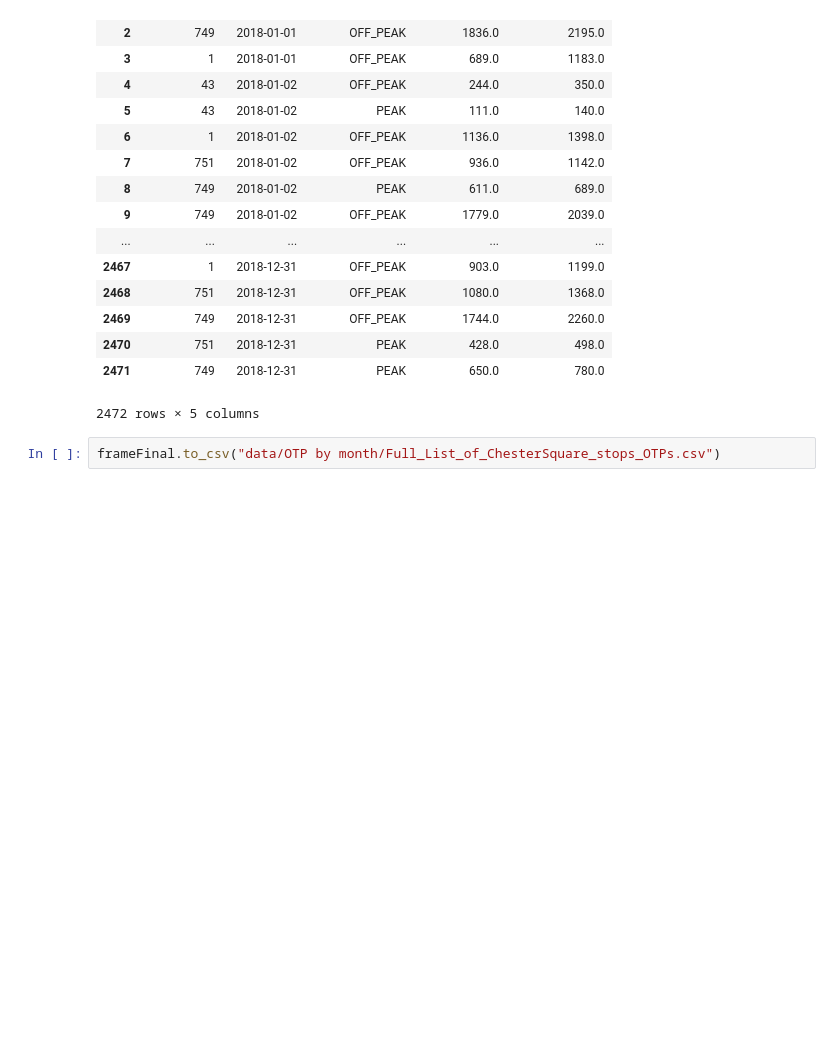
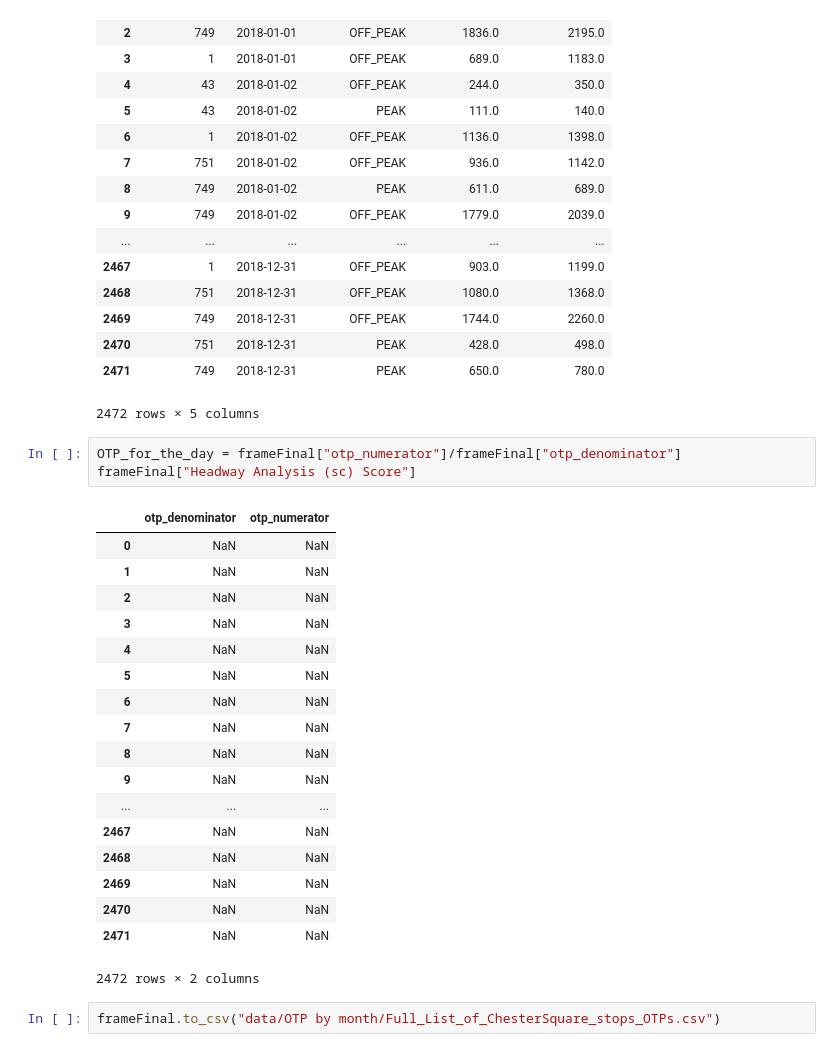
Before and after one commit to Northeastern-DS-4200-F19/project-team-6-buses, a Jupyter notebook: data/OTPDataGrab.ipynb, the cells around one changed output. Cells and saved outputs as stored; diff of their text form; blank space fills up the shorter version.

```diff
--- a/data/OTPDataGrab.ipynb
+++ b/data/OTPDataGrab.ipynb
@@ -70,5 +70,27 @@ frameFinal
 | 2470 | 751 | 2018-12-31 | PEAK | 428.0 | 498.0 |
 | 2471 | 749 | 2018-12-31 | PEAK | 650.0 | 780.0 |
 2472 rows × 5 columns
+# %%
+OTP_for_the_day = frameFinal["otp_numerator"]/frameFinal["otp_denominator"]
+frameFinal["Headway Analysis (sc) Score"]
+# %% [output]
+|  | otp_denominator | otp_numerator |
+| 0 | NaN | NaN |
+| 1 | NaN | NaN |
+| 2 | NaN | NaN |
+| 3 | NaN | NaN |
+| 4 | NaN | NaN |
+| 5 | NaN | NaN |
+| 6 | NaN | NaN |
+| 7 | NaN | NaN |
+| 8 | NaN | NaN |
+| 9 | NaN | NaN |
+| ... | ... | ... |
+| 2467 | NaN | NaN |
+| 2468 | NaN | NaN |
+| 2469 | NaN | NaN |
+| 2470 | NaN | NaN |
+| 2471 | NaN | NaN |
+2472 rows × 2 columns
 # %%
 frameFinal.to_csv("data/OTP by month/Full_List_of_ChesterSquare_stops_OTPs.csv")
```
Also changed, not shown: parts of 1 cell of this notebook, 1 other file.
